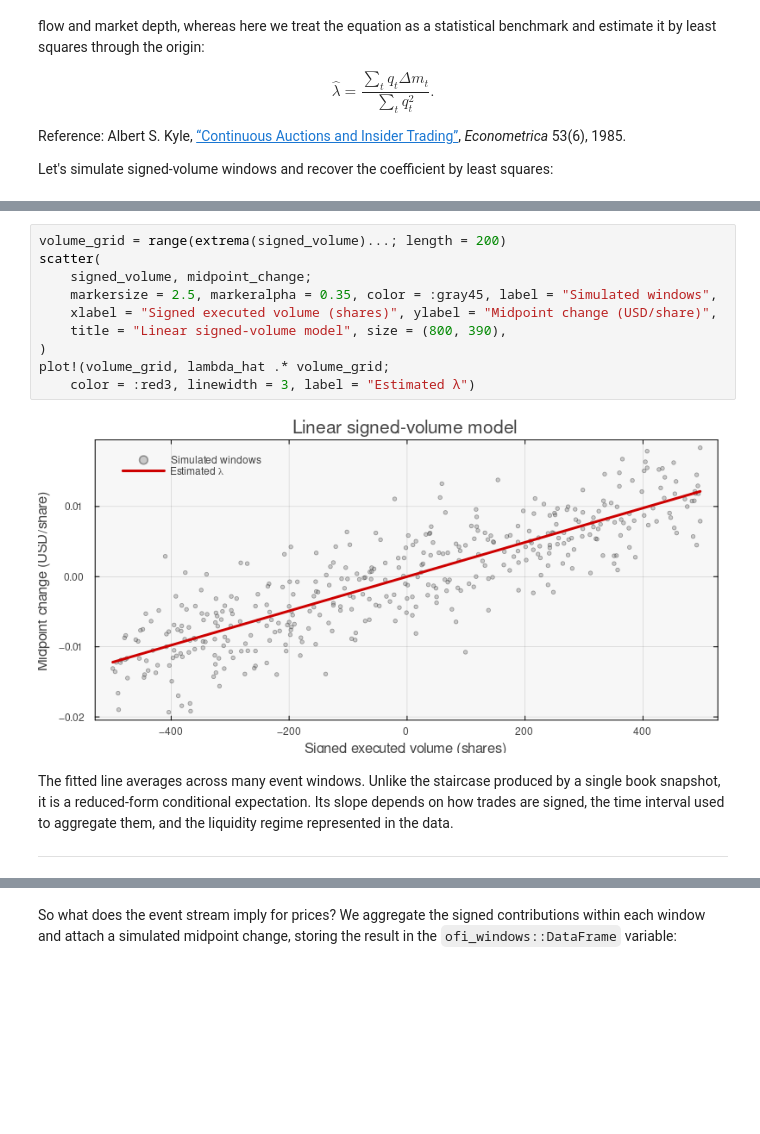
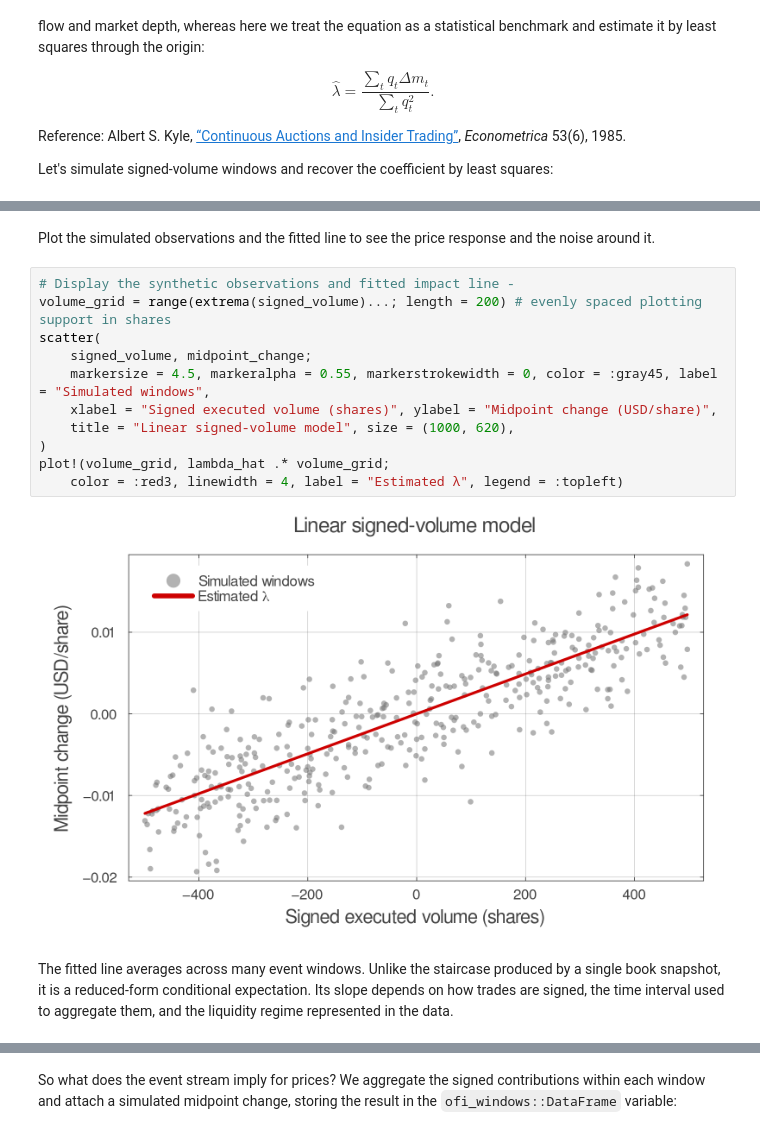
Before and after one commit to varnerlab/CHEME-5660-CourseRepository-Fall-2026, a Jupyter notebook: lectures/week-3/L3a/advanced/market_impact/CHEME-5660-L3a-Advanced-Market-Impact-Models-Fall-2026.ipynb, the cells around one changed output, grey strips where cells are left out. Saved outputs shown, nothing was run; the diff lists cells and outputs as text; blank space fills up the shorter version.

```diff
--- a/lectures/week-3/L3a/advanced/market_impact/CHEME-5660-L3a-Advanced-Market-Impact-Models-Fall-2026.ipynb
+++ b/lectures/week-3/L3a/advanced/market_impact/CHEME-5660-L3a-Advanced-Market-Impact-Models-Fall-2026.ipynb
@@ -248,22 +278,23 @@ pretty_table(linear_fit_summary;
        True λ                     0.00002500
   Estimated λ                     0.00002444
 ============== ===============================
+# %% [markdown]
+Plot the simulated observations and the fitted line to see the price response and the noise around it.
 # %%
-volume_grid = range(extrema(signed_volume)...; length = 200)
+# Display the synthetic observations and fitted impact line -
+volume_grid = range(extrema(signed_volume)...; length = 200) # evenly spaced plotting support in shares
 scatter(
     signed_volume, midpoint_change;
-    markersize = 2.5, markeralpha = 0.35, color = :gray45, label = "Simulated windows",
+    markersize = 4.5, markeralpha = 0.55, markerstrokewidth = 0, color = :gray45, label = "Simulated windows",
     xlabel = "Signed executed volume (shares)", ylabel = "Midpoint change (USD/share)",
-    title = "Linear signed-volume model", size = (800, 390),
+    title = "Linear signed-volume model", size = (1000, 620),
 )
 plot!(volume_grid, lambda_hat .* volume_grid;
-    color = :red3, linewidth = 3, label = "Estimated λ")
+    color = :red3, linewidth = 4, label = "Estimated λ", legend = :topleft)
 # %% [output]
-[figure, old version]
+[figure, new version]
 # %% [markdown]
 The fitted line averages across many event windows. Unlike the staircase produced by a single book snapshot, it is a reduced-form conditional expectation. Its slope depends on how trades are signed, the time interval used to aggregate them, and the liquidity regime represented in the data.
-
-___
 # %% [markdown]
 ### Order-flow imbalance includes non-trade events
 
```
Also changed, not shown: parts of 22 cells of this notebook, 16 other files.
